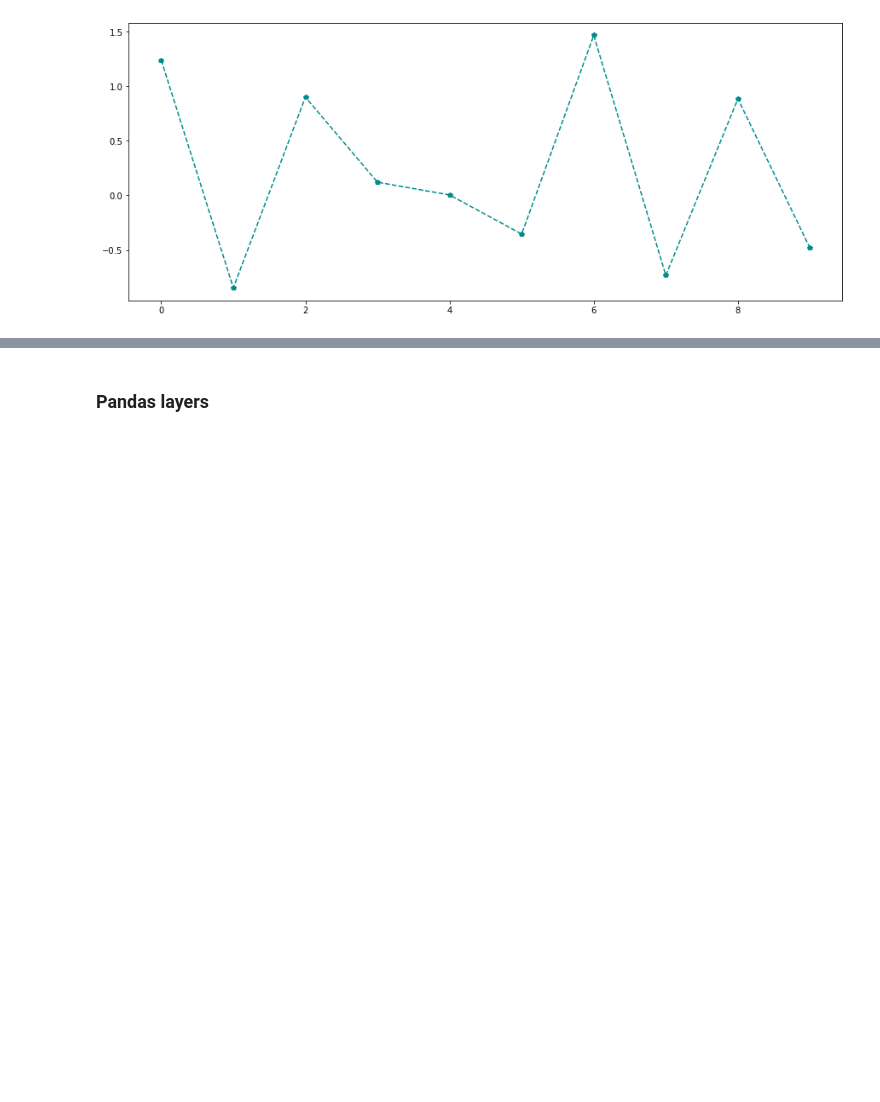
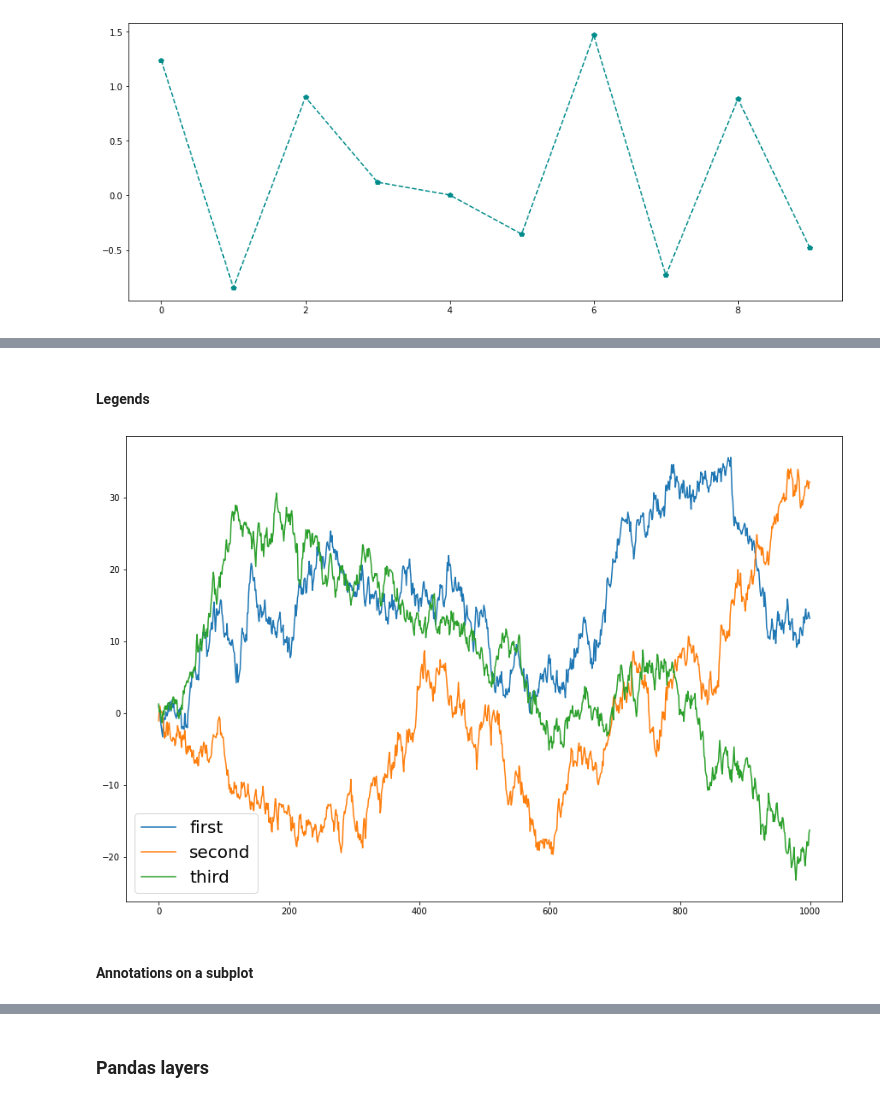
Before and after one commit to caiquemiranda/python-econometrics, a Jupyter notebook: 04-Visual-illustrations.ipynb, the cells around one changed output, grey strips where cells are left out. Saved outputs shown, nothing was run; the diff lists cells and outputs as text; code cells hidden in the pictures; blank space fills up the shorter version.

```diff
--- a/04-Visual-illustrations.ipynb
+++ b/04-Visual-illustrations.ipynb
@@ -133,0 +183,20 @@ fig.savefig("data/style.pdf")
+# %% [markdown]
+#### Legends
+# %%
+# Set legend
+
+fig = plt.figure(figsize=(15, 10))
+
+ax = fig.add_subplot(1, 1, 1)
+
+ax.plot(randn(1000).cumsum(), label="first")
+ax.plot(randn(1000).cumsum(), label="second")
+ax.plot(randn(1000).cumsum(), label="third")
+
+ax.legend(loc="best", fontsize=20)
+
+fig.savefig("data/legend.pdf")
+# %% [output]
+[figure, added]
+# %% [markdown]
+#### Annotations on a subplot
```
Also changed, not shown: parts of 19 cells of this notebook, 7 other files.
